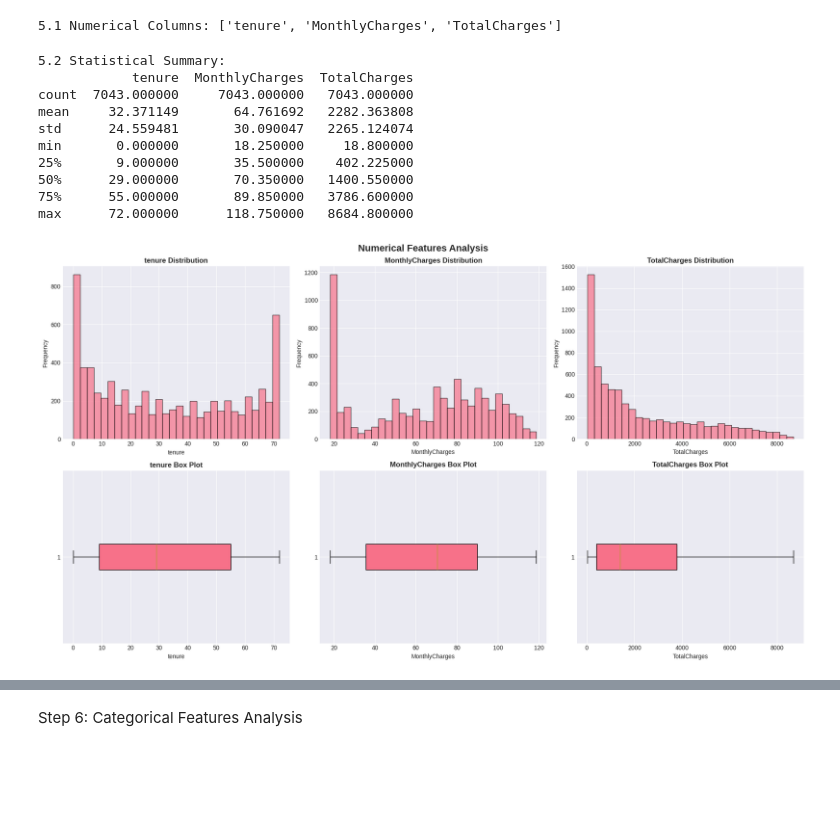
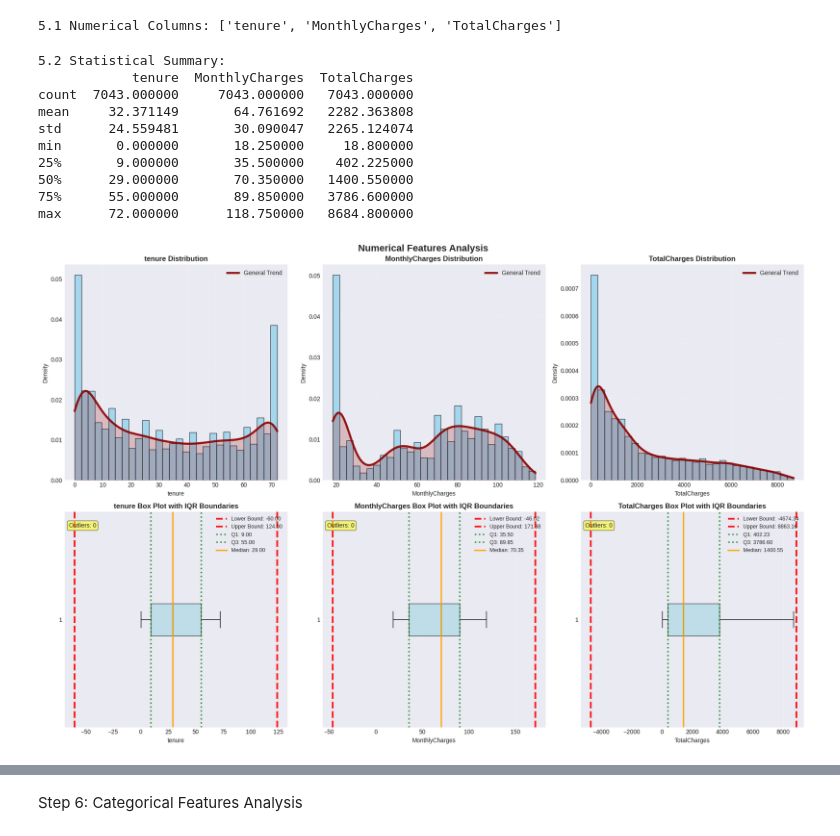
Before and after one commit to atr3002/Binary-Classification-Framework, a Jupyter notebook: MLTask1.ipynb, the cells around one changed output, grey strips where cells are left out. Saved outputs shown, nothing was run; the diff lists cells and outputs as text; code cells hidden in the pictures; blank space fills up the shorter version.

```diff
--- a/MLTask1.ipynb
+++ b/MLTask1.ipynb
@@ -117,3 +119,8 @@ Sample of 'TotalCharges': ['29.85' '1889.5' '108.15' '1840.75' '151.65' '820.5'
  '3046.05' '3487.95']
 # %% [markdown]
 Step 3: Data Cleaning
+# %%
+# Convert SeniorCitizen to categorical
+print("\nConverting SeniorCitizen from numeric to categorical...")
+df['SeniorCitizen'] = df['SeniorCitizen'].map({0: 'No', 1: 'Yes'})
+print(f"SeniorCitizen unique values after conversion: {df['SeniorCitizen'].unique()}")
@@ -221,34 +231,106 @@ print(f"\n5.1 Numerical Columns: {numerical_cols}")
 # %%
 print("\n5.2 Statistical Summary:")
 print(f"{df_clean[numerical_cols].describe()}\n")
 
 # Visualization of numerical features
-fig, axes = plt.subplots(2, 3, figsize=(18, 10))
+fig, axes = plt.subplots(2, 3, figsize=(18, 12))
 fig.suptitle('Numerical Features Analysis', fontsize=16, fontweight='bold')
 
 for idx, col in enumerate(numerical_cols):
-    # Histogram
-    axes[0, idx].hist(df_clean[col], bins=30, edgecolor='black', alpha=0.7)
+    data = df_clean[col].dropna()
+
+    # Histogram with smooth KDE trend line
+    n, bins, patches = axes[0, idx].hist(data, bins=30, edgecolor='black',
+                                        alpha=0.7, color='skyblue', density=True)
     axes[0, idx].set_title(f'{col} Distribution', fontsize=12, fontweight='bold')
     axes[0, idx].set_xlabel(col)
-    axes[0, idx].set_ylabel('Frequency')
+    axes[0, idx].set_ylabel('Density')
 
-    # Box plot
-    axes[1, idx].boxplot(df_clean[col], vert=False, patch_artist=True)
-    axes[1, idx].set_title(f'{col} Box Plot', fontsize=12, fontweight='bold')
+    # Add smooth KDE trend line (General curve)
+    kde = gaussian_kde(data)
+    x_kde = np.linspace(data.min(), data.max(), 200)  # 200 points for smooth curve
+    y_kde = kde(x_kde)
+
+    # Plot the smooth curve with increased visibility
+    axes[0, idx].plot(x_kde, y_kde, color='darkred', linewidth=3.5,
+                     label='General Trend', alpha=0.9)
+
+    # Fill under the curve for better visualization
+    axes[0, idx].fill_between(x_kde, y_kde, alpha=0.2, color='darkred')
+
+    axes[0, idx].legend(loc='upper right')
+    axes[0, idx].grid(True, alpha=0.3)
+
+    # Box plot with IQR boundary lines
+    bp = axes[1, idx].boxplot(data, vert=False, patch_artist=True,
+                              boxprops=dict(facecolor='lightblue', alpha=0.7))
+
+    # Calculate IQR and boundaries
+    Q1 = np.percentile(data, 25)
+    Q3 = np.percentile(data, 75)
+    IQR = Q3 - Q1
+    lower_bound = Q1 - 1.5 * IQR
+    upper_bound = Q3 + 1.5 * IQR
+
+    # Add IQR boundary lines with different colors and increased width
+    axes[1, idx].axvline(x=lower_bound, color='red', linestyle='--',
+                         linewidth=3, alpha=0.9, label=f'Lower Bound: {lower_bound:.2f}')
+    axes[1, idx].axvline(x=upper_bound, color='red', linestyle='--',
+                         linewidth=3, alpha=0.9, label=f'Upper Bound: {upper_bound:.2f}')
+
+    # Add quartile lines
+    axes[1, idx].axvline(x=Q1, color='green', linestyle=':',
+                         linewidth=2.5, alpha=0.8, label=f'Q1: {Q1:.2f}')
+    axes[1, idx].axvline(x=Q3, color='green', linestyle=':',
+                         linewidth=2.5, alpha=0.8, label=f'Q3: {Q3:.2f}')
+
+    # Mark median
+    median = np.median(data)
+    axes[1, idx].axvline(x=median, color='orange', linestyle='-',
+                         linewidth=2.5, alpha=0.9, label=f'Median: {median:.2f}')
+
+    axes[1, idx].set_title(f'{col} Box Plot with IQR Boundaries', fontsize=12, fontweight='bold')
     axes[1, idx].set_xlabel(col)
+    axes[1, idx].legend(loc='upper right', fontsize=9)
+    axes[1, idx].grid(True, alpha=0.3)
+
+    # Add text annotation for outlier count
+    outliers = data[(data < lower_bound) | (data > upper_bound)]
+    outlier_count = len(outliers)
+    axes[1, idx].text(0.02, 0.95, f'Outliers: {outlier_count}',
+                     transform=axes[1, idx].transAxes, fontsize=10,
+                     verticalalignment='top', bbox=dict(boxstyle='round',
+                                                      facecolor='yellow', alpha=0.5))
 
 plt.tight_layout()
 plt.show()
+
+# Print IQR summary for all numerical columns
+print("\n5.3 IQR-Based Outlier Analysis:")
+for col in numerical_cols:
+    data = df_clean[col].dropna()
+    Q1 = np.percentile(data, 25)
+    Q3 = np.percentile(data, 75)
+    IQR = Q3 - Q1
+    lower_bound = Q1 - 1.5 * IQR
+    upper_bound = Q3 + 1.5 * IQR
+    outliers = data[(data < lower_bound) | (data > upper_bound)]
+
+    print(f"\n{col}:")
+    print(f"  Q1: {Q1:.4f}, Q3: {Q3:.4f}, IQR: {IQR:.4f}")
+    print(f"  Lower Bound: {lower_bound:.4f}, Upper Bound: {upper_bound:.4f}")
+    print(f"  Outliers: {len(outliers)} ({len(outliers)/len(data)*100:.2f}%)")
+    if len(outliers) > 0:
+        print(f"  Outlier Range: [{outliers.min():.4f}, {outliers.max():.4f}]")
 # %% [output]
 5.2 Statistical Summary:
             tenure  MonthlyCharges  TotalCharges
 count  7043.000000     7043.000000   7043.000000
 mean     32.371149       64.761692   2282.363808
 std      24.559481       30.090047   2265.124074
 min       0.000000       18.250000     18.800000
 25%       9.000000       35.500000    402.225000
 50%      29.000000       70.350000   1400.550000
 75%      55.000000       89.850000   3786.600000
 max      72.000000      118.750000   8684.800000
-[figure, old version]
+[figure, new version]
```
Also changed, not shown: parts of 32 cells of this notebook.
